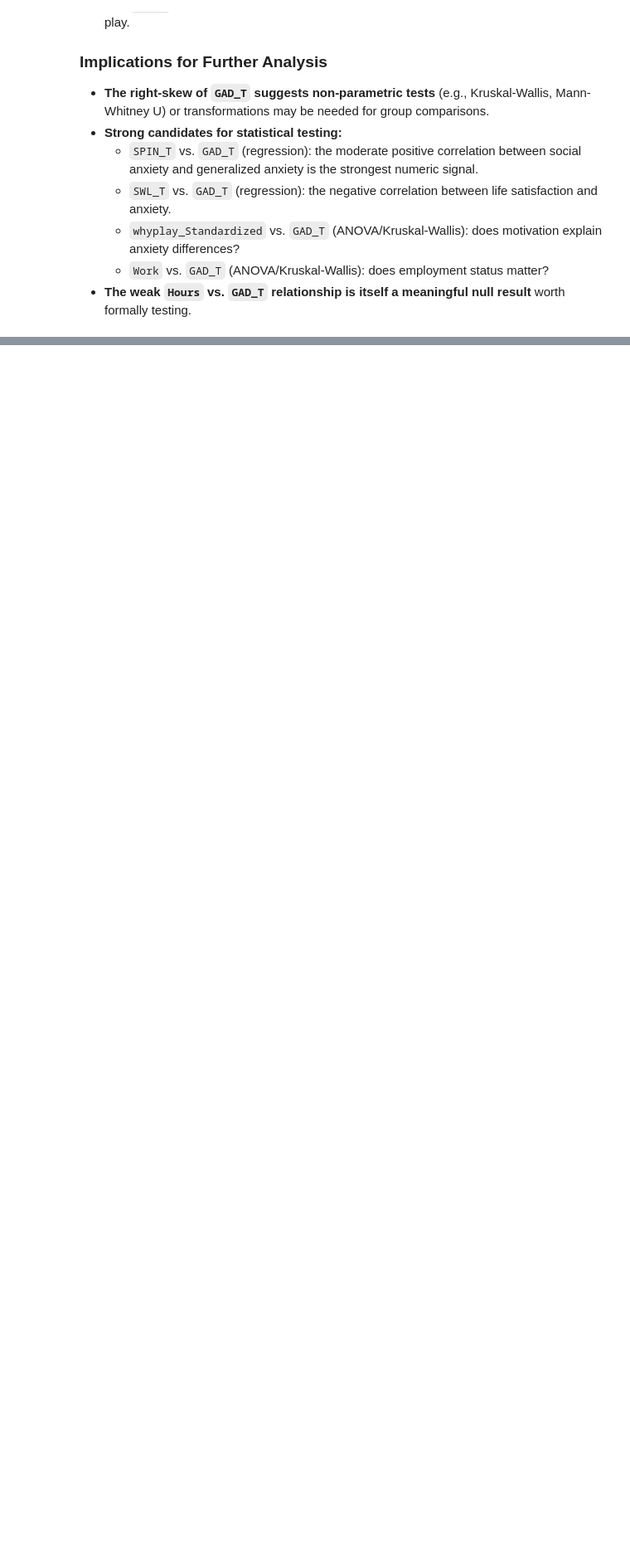
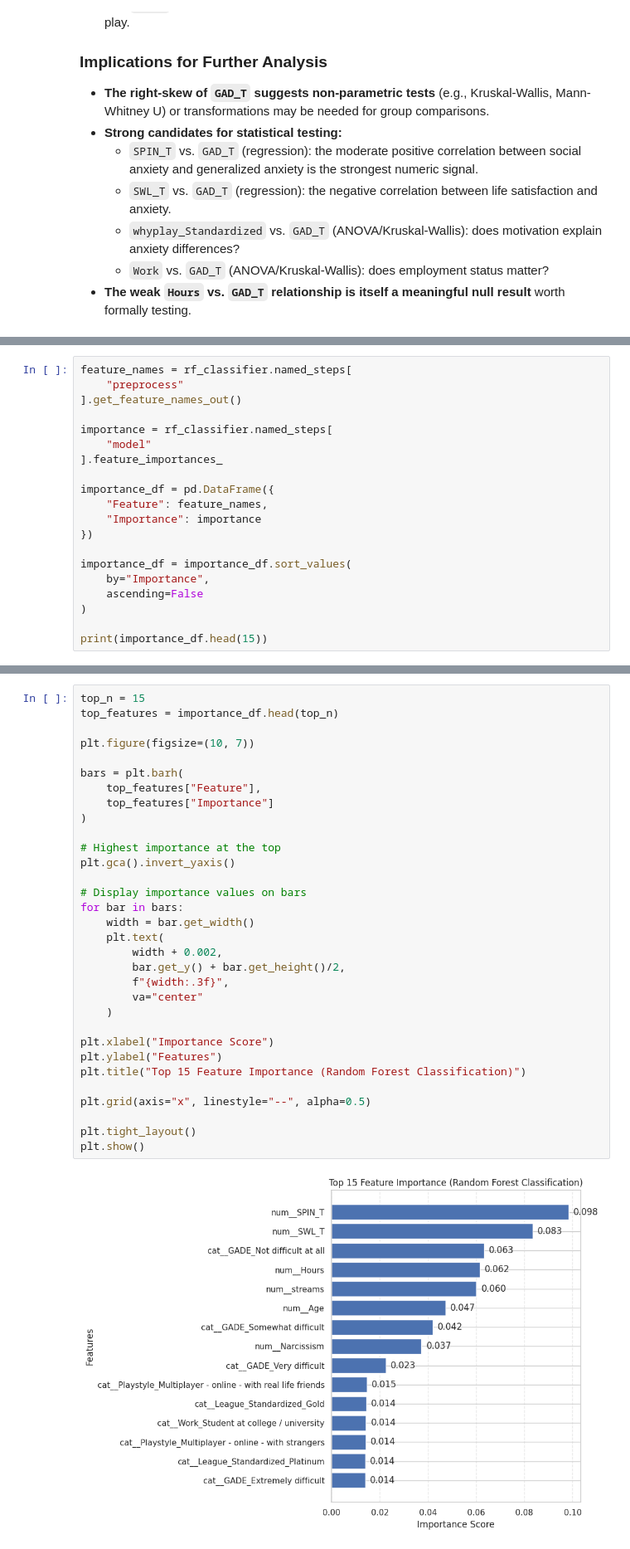
Before and after one commit to JeanLucGaffud/Statistical-Modeling-and-Simulation-Project, a Jupyter notebook: main4.ipynb, the cells around one changed output, grey strips where cells are left out. Shown at 83% size. Saved outputs shown, nothing was run; the diff lists cells and outputs as text; blank space fills up the shorter version.

```diff
--- a/main4.ipynb
+++ b/main4.ipynb
@@ -766,0 +1131,20 @@ Unemployed / between jobs         1028  6.35     5.0  5.36
+# %%
+feature_names = rf_classifier.named_steps[
+    "preprocess"
+].get_feature_names_out()
+
+importance = rf_classifier.named_steps[
+    "model"
+].feature_importances_
+
+importance_df = pd.DataFrame({
+    "Feature": feature_names,
+    "Importance": importance
+})
+
+importance_df = importance_df.sort_values(
+    by="Importance",
+    ascending=False
+)
+
+print(importance_df.head(15))
@@ -766,0 +1170,34 @@ Unemployed / between jobs         1028  6.35     5.0  5.36
+# %%
+top_n = 15
+top_features = importance_df.head(top_n)
+
+plt.figure(figsize=(10, 7))
+
+bars = plt.barh(
+    top_features["Feature"],
+    top_features["Importance"]
+)
+
+# Highest importance at the top
+plt.gca().invert_yaxis()
+
+# Display importance values on bars
+for bar in bars:
+    width = bar.get_width()
+    plt.text(
+        width + 0.002,
+        bar.get_y() + bar.get_height()/2,
+        f"{width:.3f}",
+        va="center"
+    )
+
+plt.xlabel("Importance Score")
+plt.ylabel("Features")
+plt.title("Top 15 Feature Importance (Random Forest Classification)")
+
+plt.grid(axis="x", linestyle="--", alpha=0.5)
+
+plt.tight_layout()
+plt.show()
+# %% [output]
+[figure, added]
```
Also changed, not shown: parts of 86 cells of this notebook.
